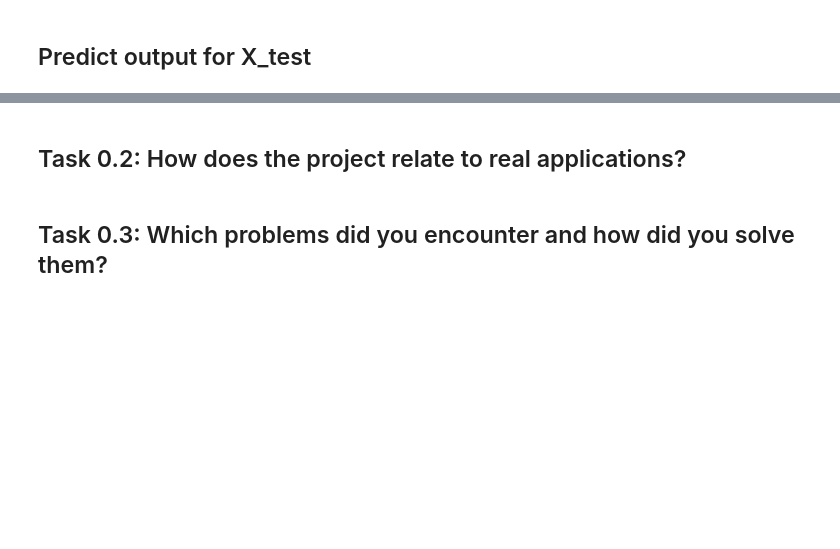
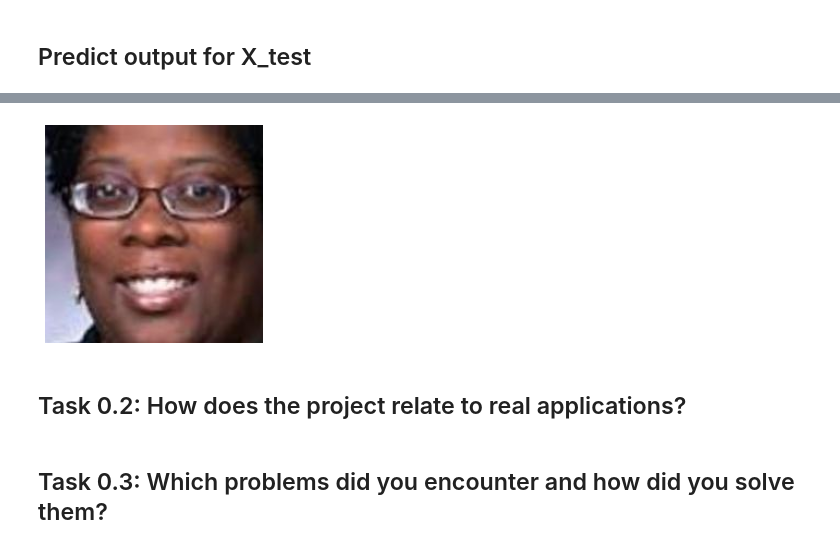
Before and after one commit to kiubb02/CVProject, a Jupyter notebook: main.ipynb, the cells around one changed output, grey strips where cells are left out. Cells and saved outputs as stored; diff of their text form; code cells hidden in the pictures; blank space fills up the shorter version.

```diff
--- a/main.ipynb
+++ b/main.ipynb
@@ -453,0 +546,23 @@ print(y_pred_ethnicity)
+# %%
+gender_dict = create_dict(gender_list,"gender")
+ethnicity_dict = create_dict(ethnicity_list,"ethnicity")
+
+image_index = 24
+print("Original Gender:", y_test[image_index], "Original Ethnicity:", y_test_ethnicity[image_index])
+# predict from model
+img = X_test[image_index]
+img = np.expand_dims(img, axis = 0)
+img_e = X_test_ethnicity[image_index]
+img_e = np.expand_dims(img_e, axis = 0)
+
+pred_gender = model.predict(img)
+gender_class = pred_gender.argmax(axis=-1)
+pred_gender = gender_df.gender[gender_class[0]]
+
+pred_ethnicity = model_ethnicity.predict(img_e)
+ethnicity_class = pred_ethnicity.argmax(axis=1)         # sequential model returns probability for each class -> argmax for fetching class label
+pred_ethnicity = ethnicity_df.ethnicity[ethnicity_class[0]]     # use dictionary for displaying the name of the class
+print("Predicted Gender:", pred_gender, "Predicted Ethnicity:", pred_ethnicity)
+plt.axis('off')
+plt.imshow(X_test[image_index]);
+# %% [output]
@@ -454,3 +573,4 @@ print(y_pred_ethnicity)
+[figure, added]
 # %% [markdown]
 ## Task 0.2: How does the project relate to real applications?
 # %% [markdown]
```
Also changed, not shown: parts of 14 cells of this notebook.
